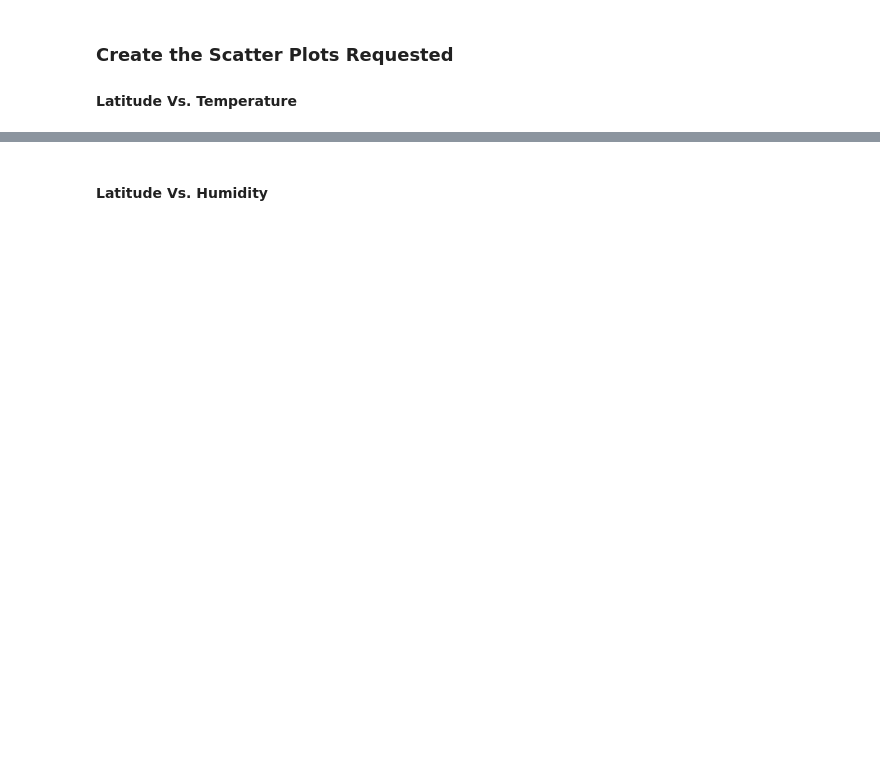
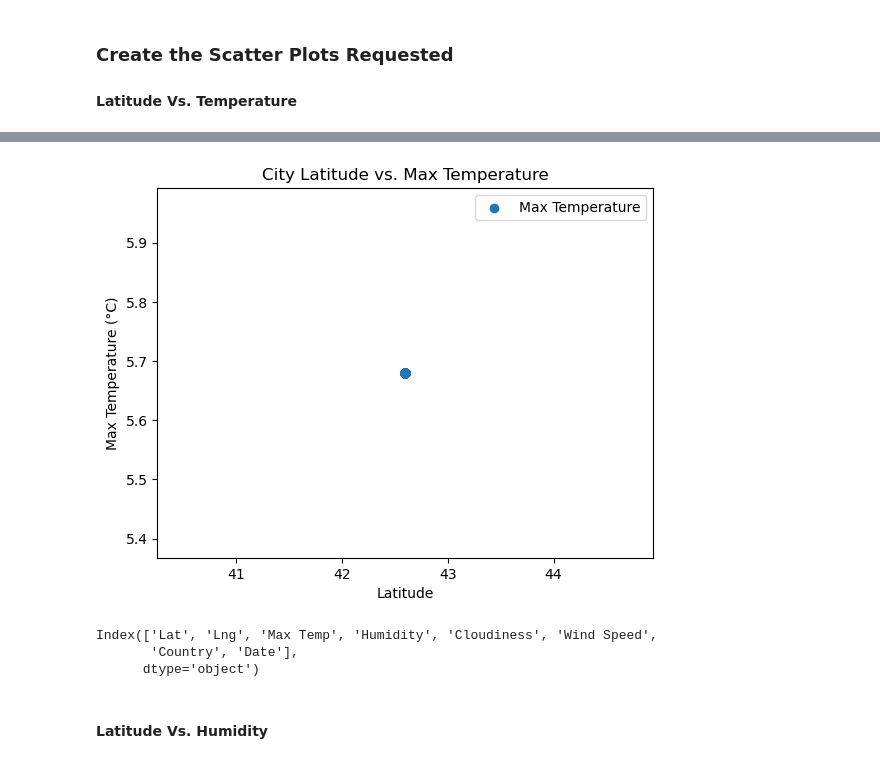
Before and after one commit to 44Jacob/Weather-API-Analysis, a Jupyter notebook: WeatherPy.ipynb, the cells around one changed output, grey strips where cells are left out. Saved outputs shown, nothing was run; the diff lists cells and outputs as text; code cells hidden in the pictures; blank space fills up the shorter version.

```diff
--- a/WeatherPy.ipynb
+++ b/WeatherPy.ipynb
@@ -204,2 +279,26 @@ plt.show()
+# %%
+import matplotlib.pyplot as plt
+
+# Sample plot
+plt.scatter(city_data_df['Lat'], city_data_df['Max Temp'], label='Max Temperature')
+
+# Add titles and labels for clarity
+plt.title('City Latitude vs. Max Temperature')
+plt.xlabel('Latitude')
+plt.ylabel('Max Temperature (°C)')
+
+# Add the legend
+plt.legend(loc='best')
+
+# Show the plot
+plt.show()
+# %% [output]
+[figure, added]
+# %%
+print(city_data_df.columns)
+# %% [output]
+Index(['Lat', 'Lng', 'Max Temp', 'Humidity', 'Cloudiness', 'Wind Speed',
+       'Country', 'Date'],
+      dtype='object')
 # %% [markdown]
 #### Latitude Vs. Humidity
```
Also changed, not shown: parts of 51 cells of this notebook, 1 other file.
